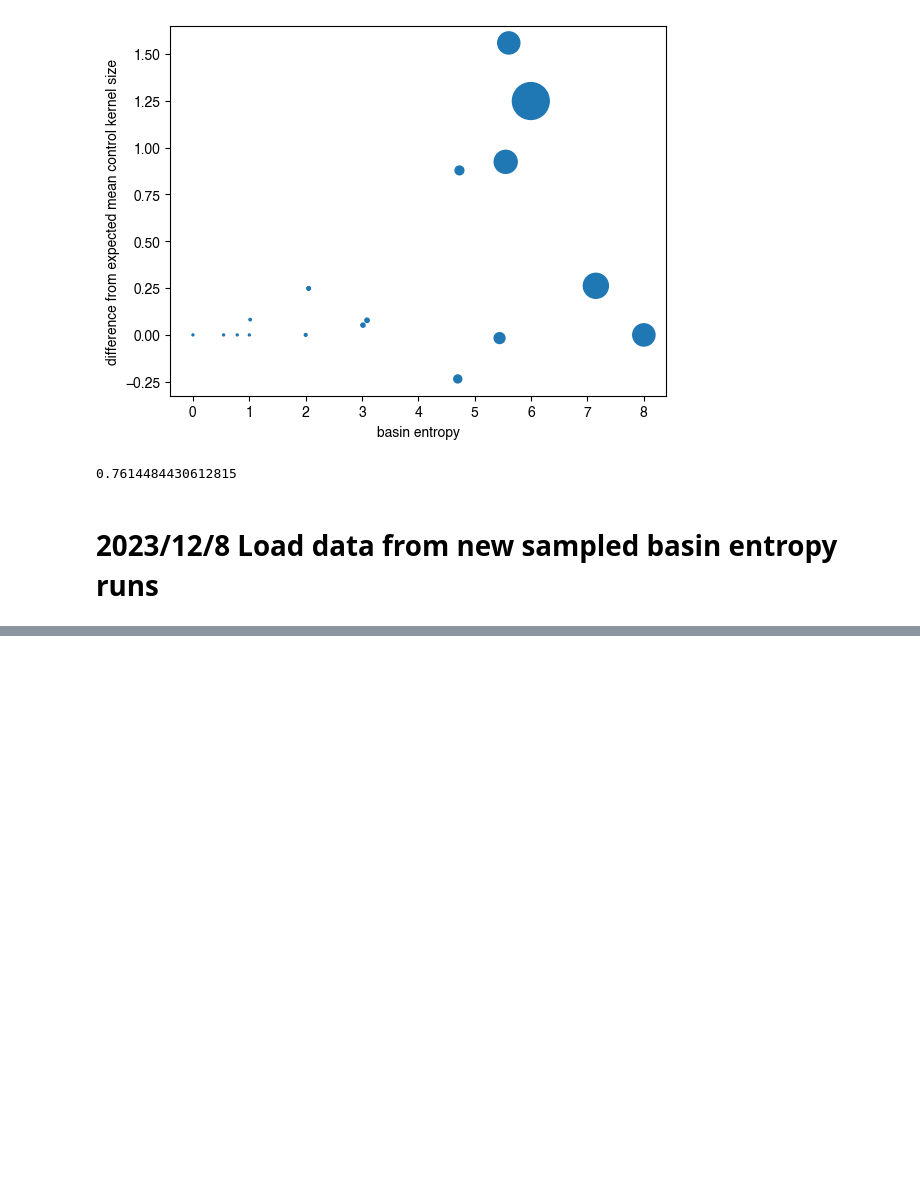
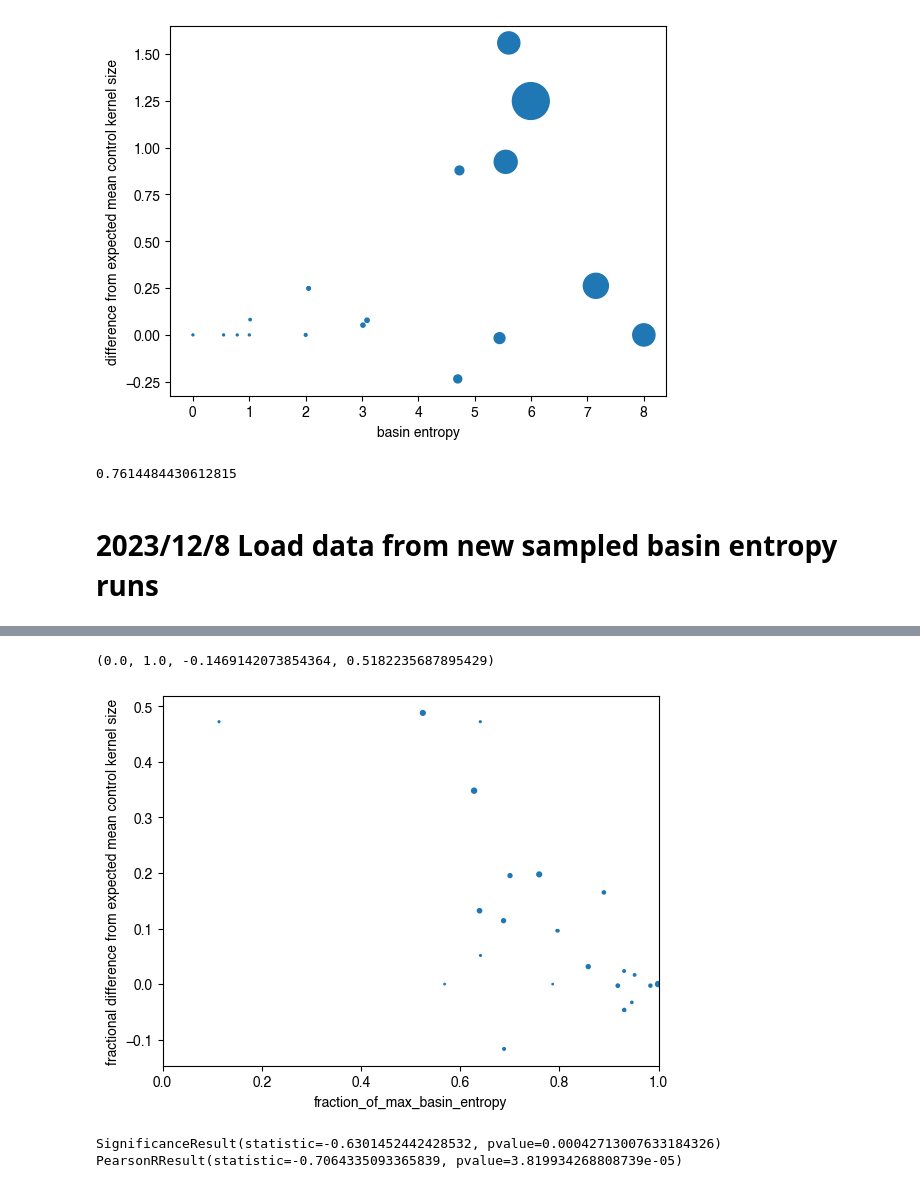
Before and after one commit to bcdaniels/Control-of-Synthetic-Boolean-Networks, a Jupyter notebook: CK_vs_entropy/cell-collective-basin-entropy.ipynb, the cells around one changed output, grey strips where cells are left out. Saved outputs shown, nothing was run; the diff lists cells and outputs as text; code cells hidden in the pictures; blank space fills up the shorter version.

Commit message:
add data about individual attractors to basin entropy jupyter notebook

```diff
--- a/CK_vs_entropy/cell-collective-basin-entropy.ipynb
+++ b/CK_vs_entropy/cell-collective-basin-entropy.ipynb
@@ -200,17 +196,0 @@ def directory_name(name):
-# %%
-# check directory_names
-for name in ck_data.index:
-    dir_name = directory_name(name)
-    if not os.path.isdir('../../Data/Cell Collective/{}/'.format(dir_name)):
-        print("{} isn't right!".format(dir_name))
-# %%
-# incorporate control kernel data from above
-
-# first get new names
-ck_data['name'] = ck_data.index
-ck_data['directory_name'] = ck_data['name'].apply(directory_name)
-
-# then copy
-columns_to_copy = ['mean control kernel size',
-                   'difference from expected mean control kernel size']
-df[columns_to_copy] = ck_data.set_index('directory_name')[columns_to_copy]
@@ -236,0 +215,18 @@ plt.axis(xmin=0,xmax=1)
+# %%
+# incorporate control kernel data from above
+
+# first get new names
+ck_df['name'] = ck_df.index
+ck_df['directory_name'] = ck_df['name'].apply(directory_name)
+
+# then copy
+columns_to_copy = ['mean control kernel size',
+                   'expected mean control kernel size',
+                   'difference from expected mean control kernel size']
+df[columns_to_copy] = ck_df.set_index('directory_name')[columns_to_copy]
+# %%
+# other potentially useful stuff
+df['max_basin_entropy'] = np.log2(np.array(df['num_attractors']))
+df['fraction_of_max_basin_entropy'] = df['basin_entropy_NSB']/df['max_basin_entropy']
+df['fractional difference from expected mean control kernel size'] = \
+    df['difference from expected mean control kernel size'] / df['expected mean control kernel size']
@@ -236,0 +253,8 @@ plt.axis(xmin=0,xmax=1)
+# %%
+df.plot.scatter('fraction_of_max_basin_entropy',
+                'fractional difference from expected mean control kernel size',
+                s='expected mean control kernel size')
+plt.axis(xmin=0,xmax=1)
+# %% [output]
+(0.0, 1.0, -0.1469142073854364, 0.5182235687895429)
+[figure, added]
@@ -236,0 +263,9 @@ plt.axis(xmin=0,xmax=1)
+# %%
+# is there a significant correlation?
+print(scipy.stats.spearmanr(df['fraction_of_max_basin_entropy'],
+                      df['fractional difference from expected mean control kernel size']))
+print(scipy.stats.pearsonr(df['fraction_of_max_basin_entropy'],
+                      df['fractional difference from expected mean control kernel size']))
+# %% [output]
+SignificanceResult(statistic=-0.6301452442428532, pvalue=0.00042713007633184326)
+PearsonRResult(statistic=-0.7064335093365839, pvalue=3.819934268808739e-05)
```
Also changed, not shown: parts of 47 cells of this notebook.
